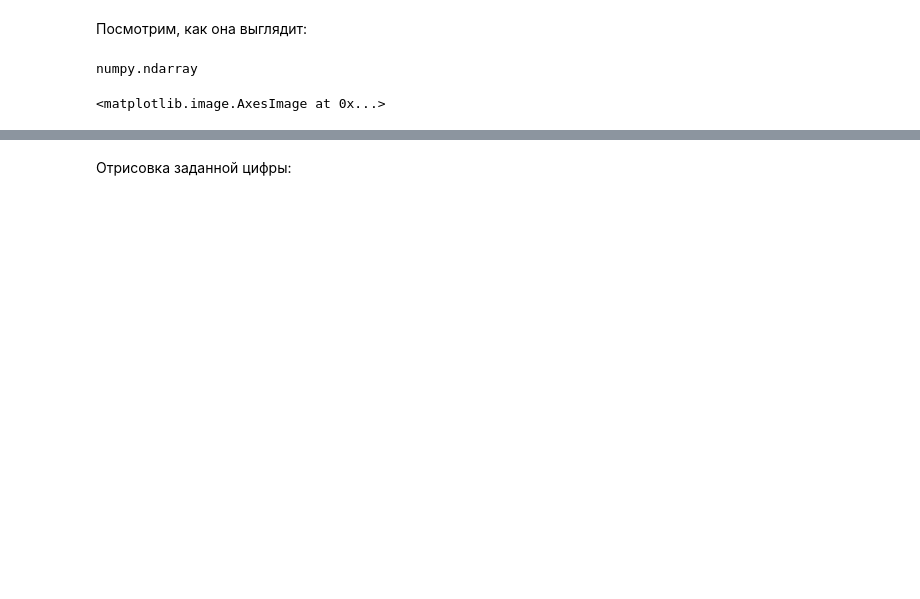
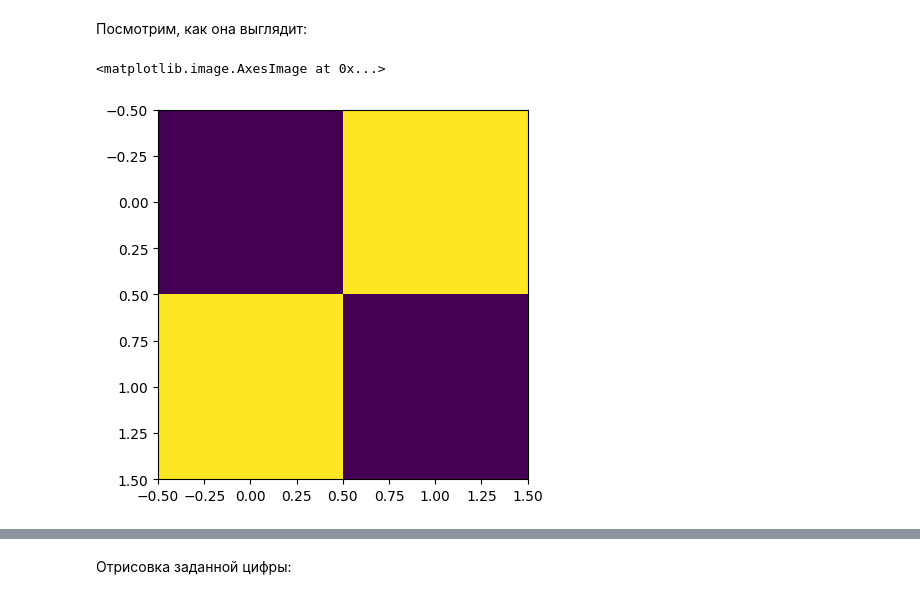
Before and after one commit to Normist300/ML, a Jupyter notebook: MIPT course/[seminar]convnet_pytorch.ipynb, the cells around one changed output, grey strips where cells are left out. Drawn from its saved outputs; the diff is of its cells as text; code cells hidden in the pictures; blank space fills up the shorter version.

```diff
--- a/MIPT course/[seminar]convnet_pytorch.ipynb
+++ b/MIPT course/[seminar]convnet_pytorch.ipynb
@@ -121,11 +137,3 @@ trainloader.dataset.data[0]
 # %%
 # преобразовать тензор в np.array
 numpy_img = trainloader.dataset.data[0].numpy()
-# %%
-type(numpy_img)
-# %% [output]
-numpy.ndarray
-# %%
-plt.imshow(numpy_img)
-# %% [output]
-<matplotlib.image.AxesImage at 0x...>
@@ -132,2 +142,8 @@ plt.imshow(numpy_img)
+# %%
+plt.imshow([[0, 1],
+           [1, 0]])
+# %% [output]
+<matplotlib.image.AxesImage at 0x...>
+[figure, added]
 # %%
 plt.imshow(numpy_img, cmap='gray');
```
Also changed, not shown: parts of 9 cells of this notebook, 3 other files.
